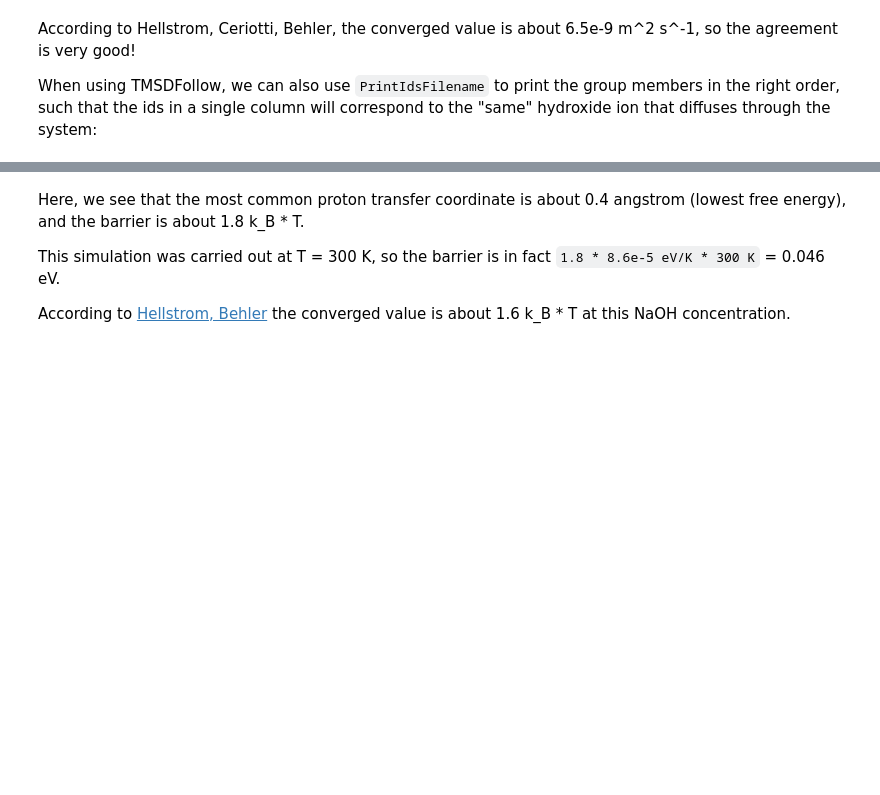
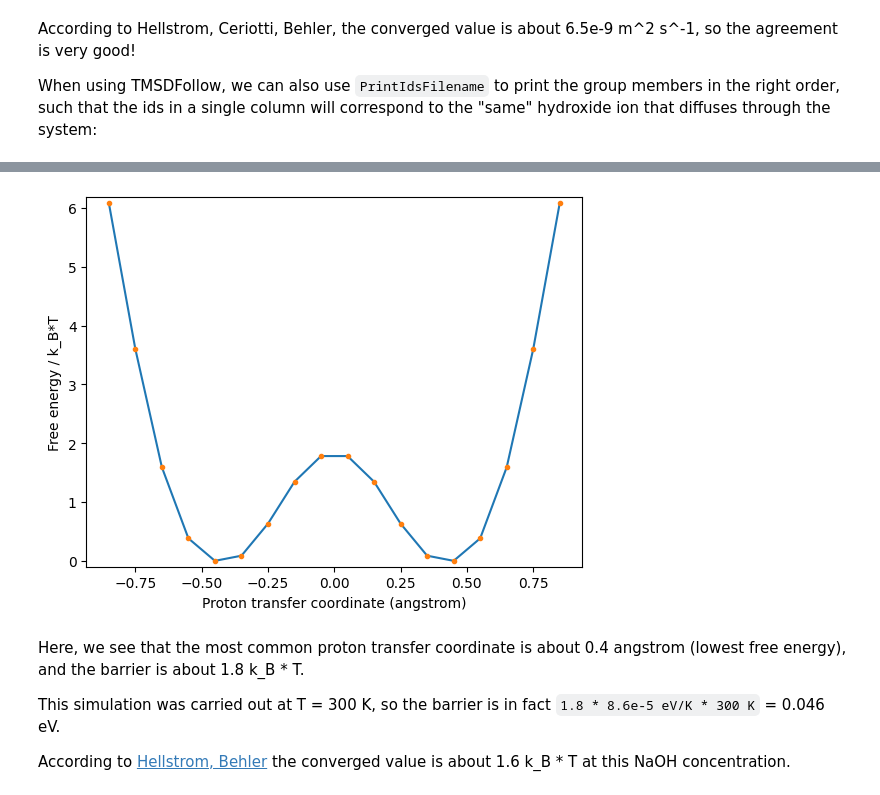
Before and after one commit to mhellstr/lionanalysis, a Jupyter notebook: docs/examples/05a_MSD_ProtonTransferFreeEnergyLandscape.ipynb, the cells around one changed output, grey strips where cells are left out. Drawn from its saved outputs; the diff is of its cells as text; code cells hidden in the pictures; blank space fills up the shorter version.

```diff
--- a/docs/examples/05a_MSD_ProtonTransferFreeEnergyLandscape.ipynb
+++ b/docs/examples/05a_MSD_ProtonTransferFreeEnergyLandscape.ipynb
@@ -161,3 +186,23 @@ plt.ylim((-0.1, 4));
+# %%
+import numpy as np
+import matplotlib.pyplot as plt
+
+def plot_ptfel(x: np.array, y: np.array) -> plt.Axes:
+    fig, ax = plt.subplots()
+    # translate so bottom of the well is at zero
+    # makes it easier to read the barrier
+    y = np.array(y) - np.min(y)
+    ax.plot(x, y, '-')
+    ax.plot(x, y, '.')
+    ax.set_xlabel("Proton transfer coordinate (angstrom)")
+    ax.set_ylabel("Free energy / k_B*T");
+    ax.set_ylim((-0.1, np.max(y[y != np.inf])+0.1));
+
+
+A = np.loadtxt("ptfel.txt")
+plot_ptfel(A[:, 0], A[:, 1])
+# %% [output]
+[figure, added]
 # %% [markdown]
 Here, we see that the most common proton transfer coordinate is about 0.4 angstrom (lowest free energy), and the barrier is about 1.8 k_B * T.
 
```
Also changed, not shown: parts of 16 cells of this notebook, 2 other files.
